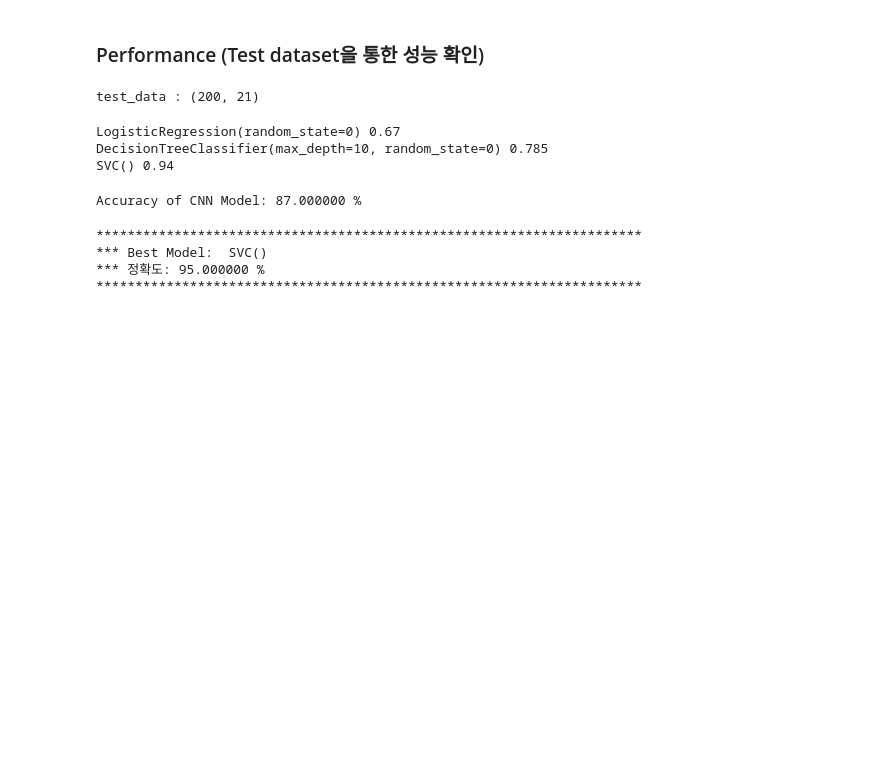
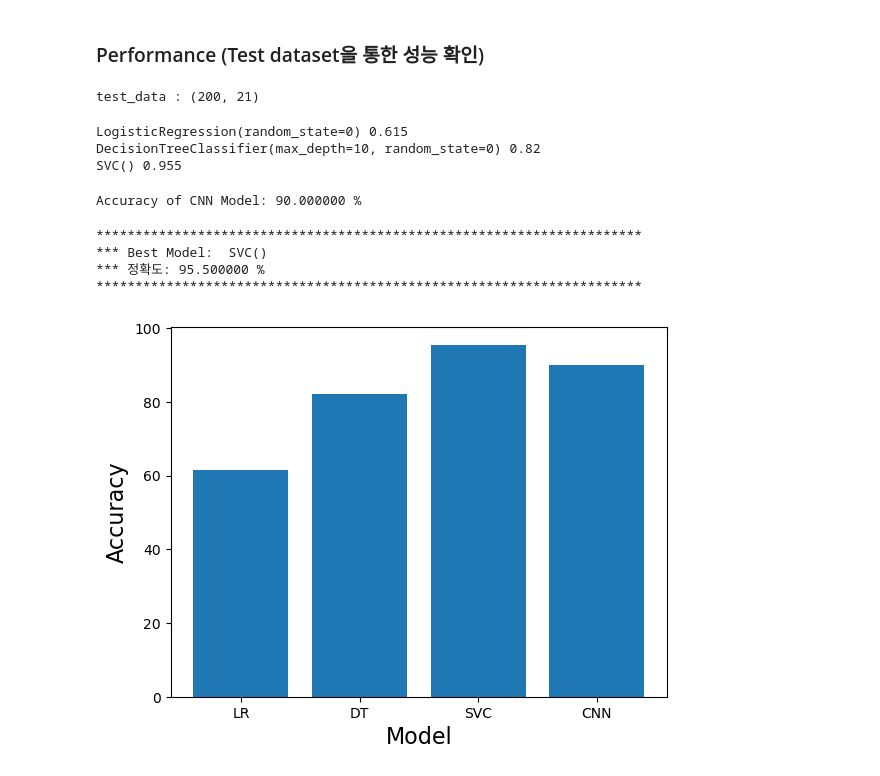
Before and after one commit to leetaekkoo/23SS-MLDL, a Jupyter notebook: Final-Project-이택구.ipynb, the cells around one changed output. Saved outputs shown, nothing was run; the diff lists cells and outputs as text; code cells hidden in the pictures; blank space fills up the shorter version.

```diff
--- a/Final-Project-이택구.ipynb
+++ b/Final-Project-이택구.ipynb
@@ -402,7 +402,7 @@ test_loader = DataLoader(test_dset,
                          batch_size=5,
                          shuffle=False)
 # %%
-num_epochs = 50
+num_epochs = 100
 
 # CNN 모델의 학습
 for epoch in range(num_epochs):
@@ -450,6 +460,7 @@ test_data : (200, 21)
 # SVC 모델
 # 모델의 성능 확인
 
+correct_rt = [0, 0, 0, 0]
 best_model = {}
 max_cocnt = 0
 for idx, model in enumerate(models):
@@ -460,11 +471,12 @@ for idx, model in enumerate(models):
         max_cocnt = tcnt
         best_model = model
 
+    correct_rt[idx] = (100 * tcnt) / test_len
     print(model, tcnt / test_len)
 # %% [output]
-LogisticRegression(random_state=0) 0.67
-DecisionTreeClassifier(max_depth=10, random_state=0) 0.785
-SVC() 0.94
+LogisticRegression(random_state=0) 0.615
+DecisionTreeClassifier(max_depth=10, random_state=0) 0.82
+SVC() 0.955
 # %%
 # CNN 모델
 # 모델의 성능 확인
@@ -480,13 +492,14 @@ for tx, ty in test_loader:
 
     cnn_correct += (predicted == ty).sum()
 
+correct_rt[3] = (100 * float(cnn_correct) / test_len)
 print('Accuracy of CNN Model: %f %%' % (100 * float(cnn_correct) / test_len))
 
 if cnn_correct > max_cocnt :
     max_cocnt  = cnn_correct
     best_model = model_cnn
 # %% [output]
-Accuracy of CNN Model: 87.000000 %
+Accuracy of CNN Model: 90.000000 %
 # %%
 # Best 모델 선정
 
@@ -497,5 +510,19 @@ print('**********************************************************************')
 # %% [output]
 **********************************************************************
 *** Best Model:  SVC()
-*** 정확도: 95.000000 %
+*** 정확도: 95.500000 %
 **********************************************************************
+# %%
+# 모델별 정확도 그래프
+
+labels = ['LR', 'DT', 'SVC', 'CNN']
+index = np.arange(len(labels))
+
+plt.bar(index, correct_rt)
+plt.xlabel('Model', fontsize=16)
+plt.ylabel('Accuracy', fontsize=16)
+plt.xticks(index, labels)
+
+plt.show()
+# %% [output]
+[figure, added]
```
Also changed, not shown: parts of 3 cells of this notebook.
